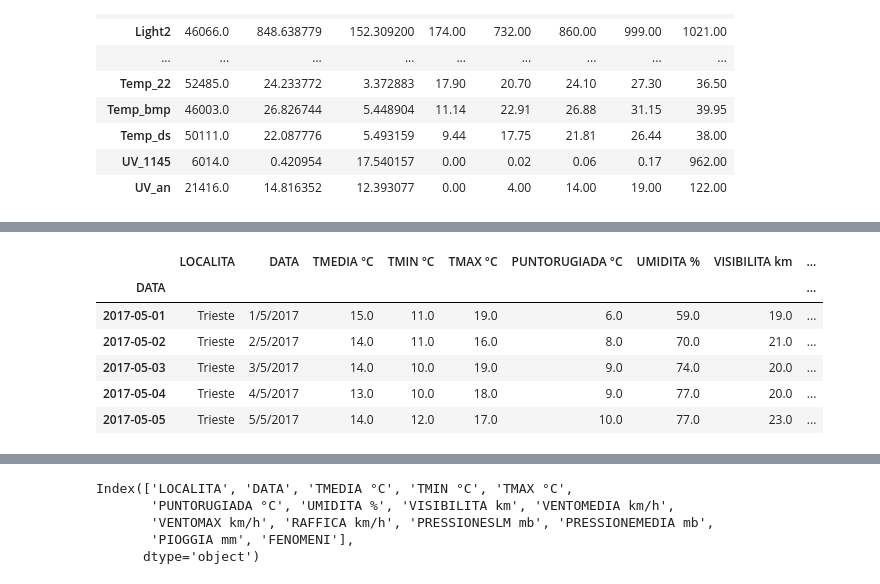
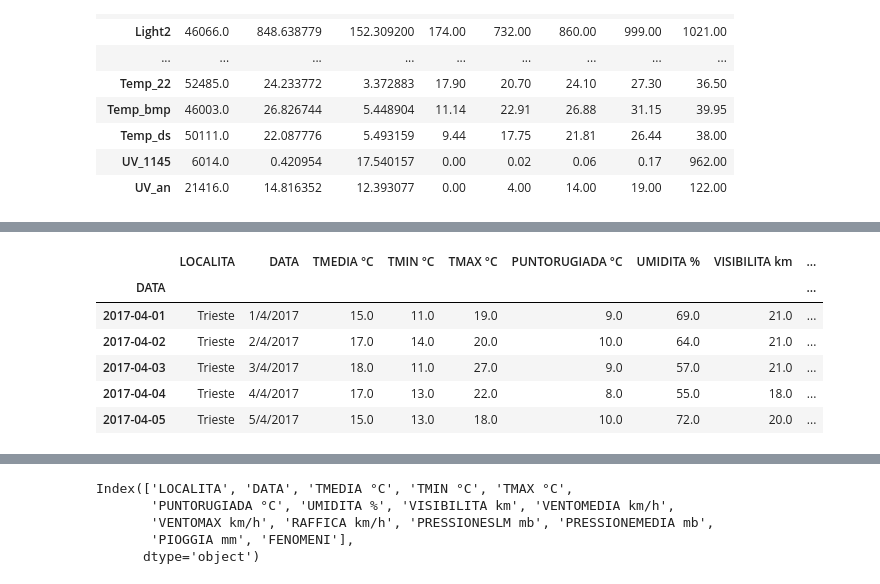
Before and after one commit to baruselli/weather_datalog, a Jupyter notebook: datalog.ipynb, the cells around one changed output, grey strips where cells are left out. Saved outputs shown, nothing was run; the diff lists cells and outputs as text; code cells hidden in the pictures.

```diff
--- a/datalog.ipynb
+++ b/datalog.ipynb
@@ -199,20 +170,23 @@ PTH_avg
 # %%
 #dati from ilmeteo.it
+ilmeteo_aprile=pd.read_csv('data/Trieste-2017-Aprile.csv', sep=";")
 ilmeteo_maggio=pd.read_csv('data/Trieste-2017-Maggio.csv', sep=";")
 ilmeteo_giugno=pd.read_csv('data/Trieste-2017-Giugno.csv', sep=";")
 ilmeteo_luglio=pd.read_csv('data/Trieste-2017-Luglio.csv', sep=";")
 ilmeteo_agosto=pd.read_csv('data/Trieste-2017-Agosto.csv', sep=";")
-ilmeteo=ilmeteo_maggio.append(ilmeteo_giugno).append(ilmeteo_luglio).append(ilmeteo_agosto)
+ilmeteo_settembre=pd.read_csv('data/Trieste-2017-Settembre.csv', sep=";")
+ilmeteo_ottobre=pd.read_csv('data/Trieste-2017-Ottobre.csv', sep=";")
+ilmeteo=ilmeteo_aprile.append(ilmeteo_maggio).append(ilmeteo_giugno).append(ilmeteo_luglio).append(ilmeteo_agosto).append(ilmeteo_settembre).append(ilmeteo_ottobre)
 #ilmeteo.set_index("DATA",inplace=True)
 #ilmeteo.dropna(inplace=True,how="all")
 ilmeteo.set_index(pd.to_datetime(ilmeteo.DATA, format='%d/%m/%Y'),inplace=True)
 ilmeteo.head()
 # %% [output]
 |  | LOCALITA | DATA | TMEDIA °C | TMIN °C | TMAX °C | PUNTORUGIADA °C | UMIDITA % | VISIBILITA km | ... |
 | DATA |  |  |  |  |  |  |  |  | ... |
-| 2017-05-01 | Trieste | 1/5/2017 | 15.0 | 11.0 | 19.0 | 6.0 | 59.0 | 19.0 | ... |
-| 2017-05-02 | Trieste | 2/5/2017 | 14.0 | 11.0 | 16.0 | 8.0 | 70.0 | 21.0 | ... |
-| 2017-05-03 | Trieste | 3/5/2017 | 14.0 | 10.0 | 19.0 | 9.0 | 74.0 | 20.0 | ... |
-| 2017-05-04 | Trieste | 4/5/2017 | 13.0 | 10.0 | 18.0 | 9.0 | 77.0 | 20.0 | ... |
-| 2017-05-05 | Trieste | 5/5/2017 | 14.0 | 12.0 | 17.0 | 10.0 | 77.0 | 23.0 | ... |
+| 2017-04-01 | Trieste | 1/4/2017 | 15.0 | 11.0 | 19.0 | 9.0 | 69.0 | 21.0 | ... |
+| 2017-04-02 | Trieste | 2/4/2017 | 17.0 | 14.0 | 20.0 | 10.0 | 64.0 | 21.0 | ... |
+| 2017-04-03 | Trieste | 3/4/2017 | 18.0 | 11.0 | 27.0 | 9.0 | 57.0 | 21.0 | ... |
+| 2017-04-04 | Trieste | 4/4/2017 | 17.0 | 13.0 | 22.0 | 8.0 | 55.0 | 18.0 | ... |
+| 2017-04-05 | Trieste | 5/4/2017 | 15.0 | 13.0 | 18.0 | 10.0 | 72.0 | 20.0 | ... |
 # %%
```
Also changed, not shown: parts of 9 cells of this notebook, 8 other files.
